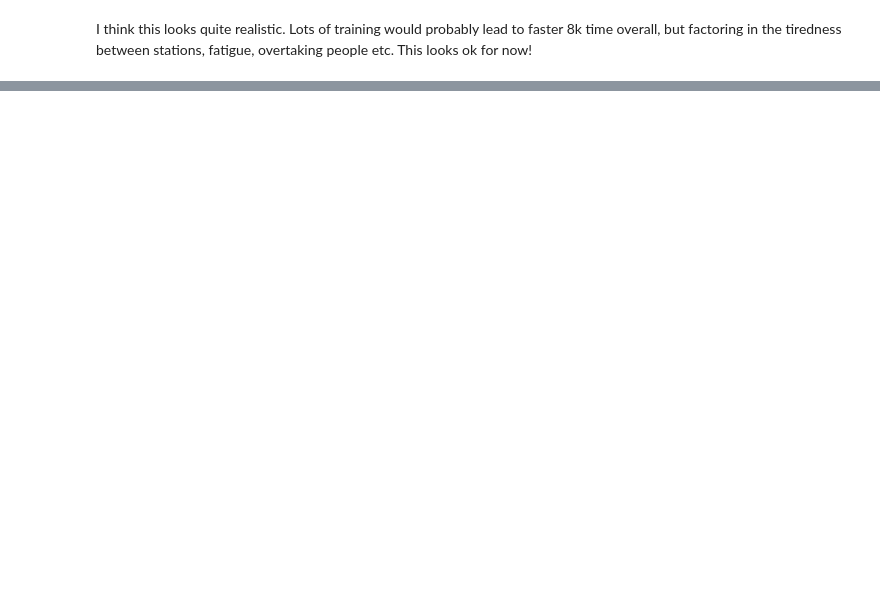
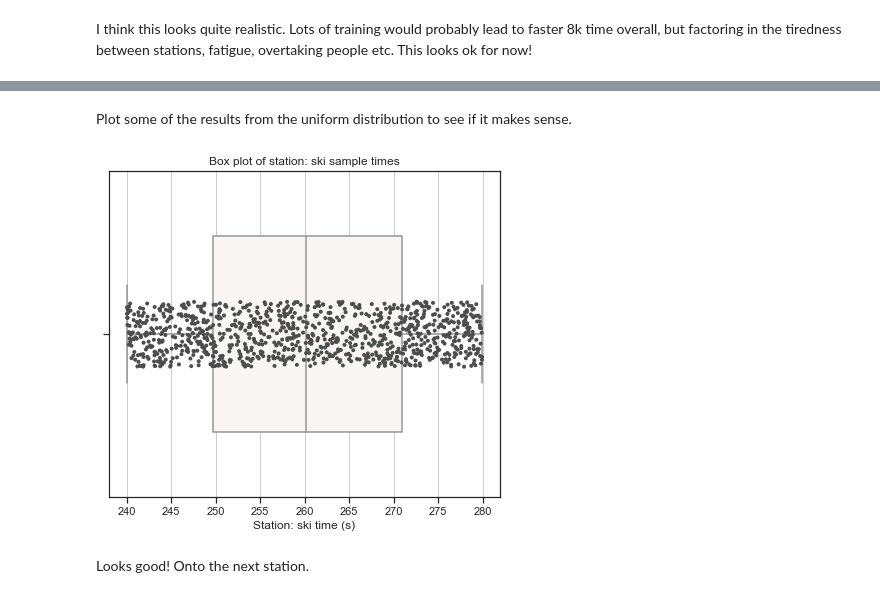
Before and after one commit to philip-papasavvas/ml_sandbox, a Jupyter notebook: notebook-projects/hyrox_simulation.ipynb, the cells around one changed output, grey strips where cells are left out. Cells and saved outputs as stored; diff of their text form; code cells hidden in the pictures; blank space fills up the shorter version.

```diff
--- a/notebook-projects/hyrox_simulation.ipynb
+++ b/notebook-projects/hyrox_simulation.ipynb
@@ -194,0 +211,11 @@ Now we will simulate the ski-erg station.
+# %%
+simulated_ski_times = np.random.uniform(low=240, high=280, size=n_sims)
+# %% [markdown]
+Plot some of the results from the uniform distribution to see if it makes sense.
+# %%
+plot_results(times_vector=simulated_ski_times,
+             station='ski')
+# %% [output]
+[figure, added]
+# %% [markdown]
+Looks good! Onto the next station.
```
Also changed, not shown: parts of 13 cells of this notebook.
